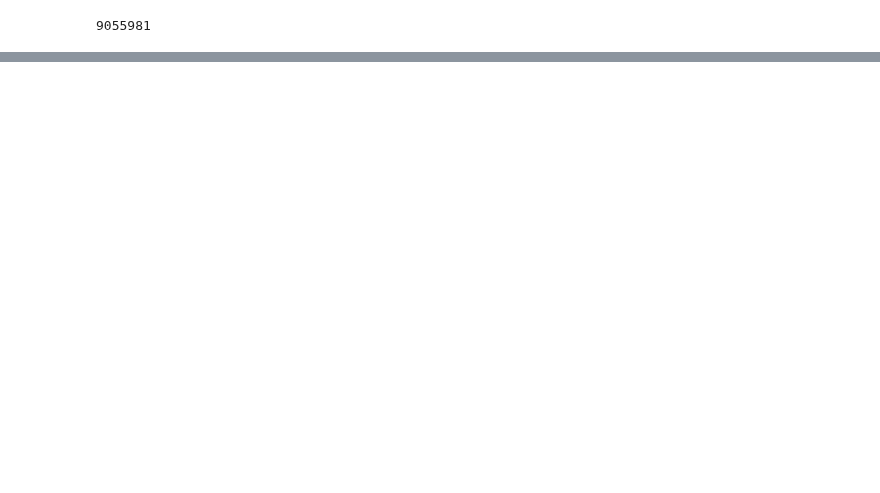
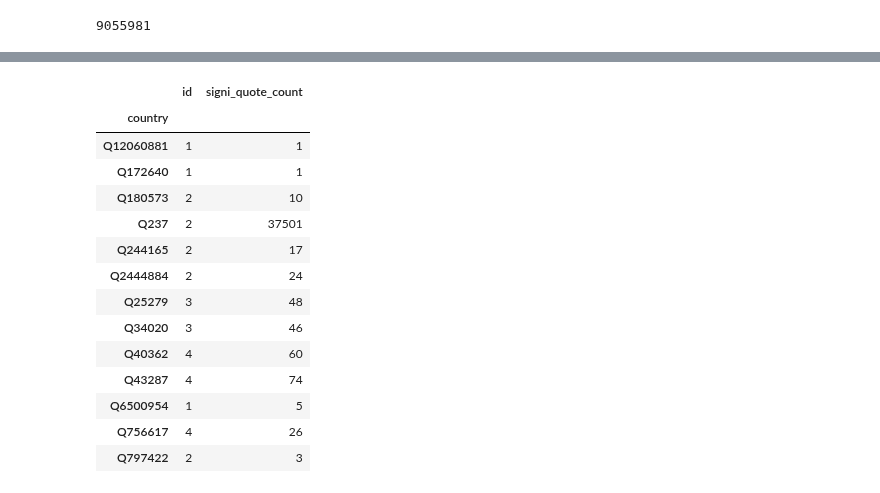
Before and after one commit to epfl-ada/ada-2021-project-madry, a Jupyter notebook: country.ipynb, the cells around one changed output, grey strips where cells are left out. Cells and saved outputs as stored; diff of their text form; code cells hidden in the pictures; blank space fills up the shorter version.

Commit message:
update country analysis

```diff
--- a/country.ipynb
+++ b/country.ipynb
@@ -40,0 +111,6 @@ m'United States of America'
+# %%
+# Take the first nationality as a country
+signi_country_speakers['country'] = signi_country_speakers.country.apply(lambda c: c[0])
+# %%
+# Speakers grouped by country
+speakers_by_country = signi_country_speakers.groupby('country')
@@ -40,0 +154,2 @@ m'United States of America'
+# %%
+country_agg = speakers_by_country.agg({'id': 'count', 'signi_quote_count': 'sum'})
@@ -40,0 +165,3 @@ m'United States of America'
+# %%
+underrep_countries = list(country_agg[country_agg.id < 5].index)
+[countries[c].label for c in underrep_countries]
@@ -40,0 +197,18 @@ m'United States of America'
+# %%
+country_agg[country_agg.index.isin(underrep_countries)]
+# %% [output]
+|  | id | signi_quote_count |
+| country |  |  |
+| Q12060881 | 1 | 1 |
+| Q172640 | 1 | 1 |
+| Q180573 | 2 | 10 |
+| Q237 | 2 | 37501 |
+| Q244165 | 2 | 17 |
+| Q2444884 | 2 | 24 |
+| Q25279 | 3 | 48 |
+| Q34020 | 3 | 46 |
+| Q40362 | 4 | 60 |
+| Q43287 | 4 | 74 |
+| Q6500954 | 1 | 5 |
+| Q756617 | 4 | 26 |
+| Q797422 | 2 | 3 |
```
Also changed, not shown: parts of 27 cells of this notebook, 3 other files.
